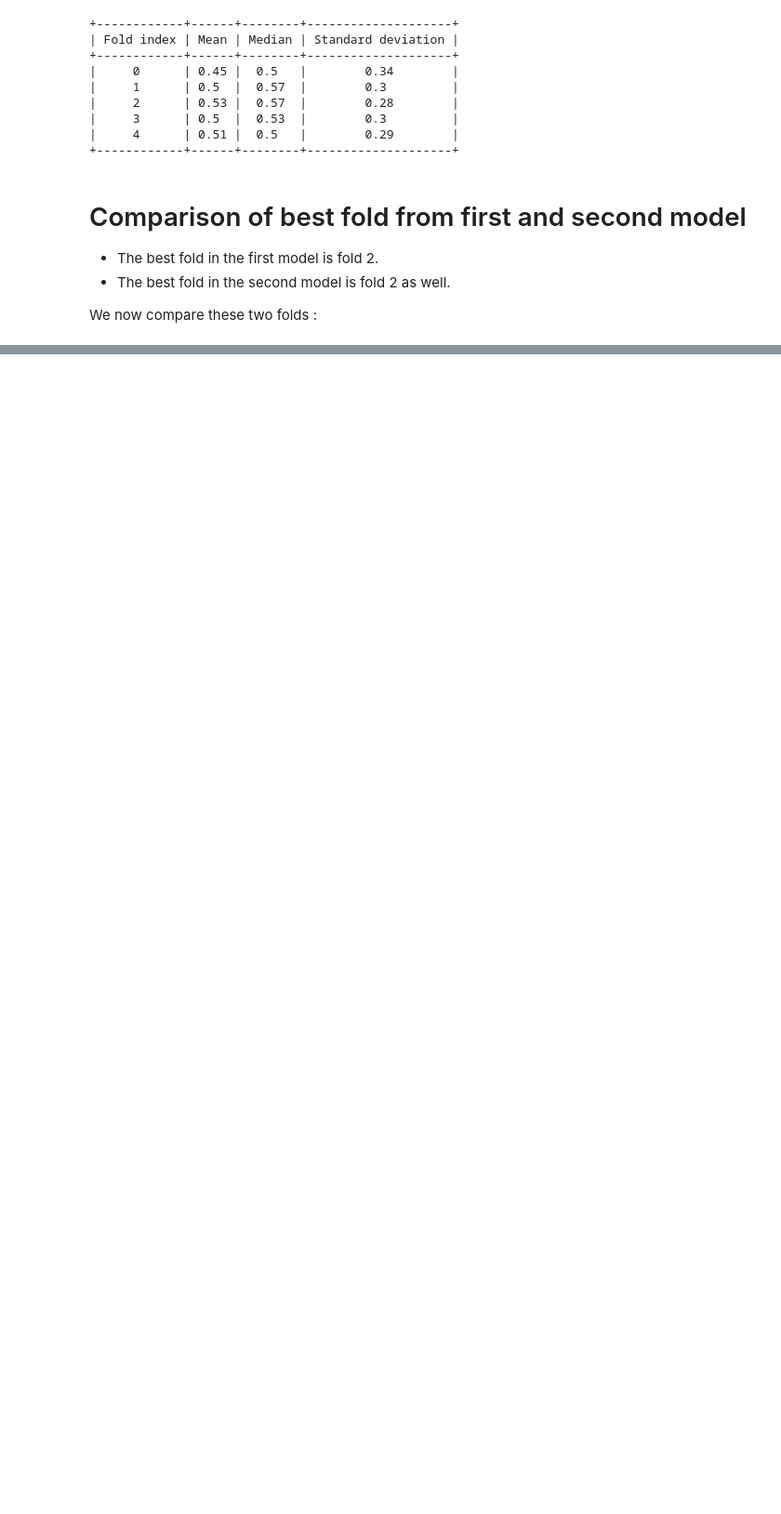
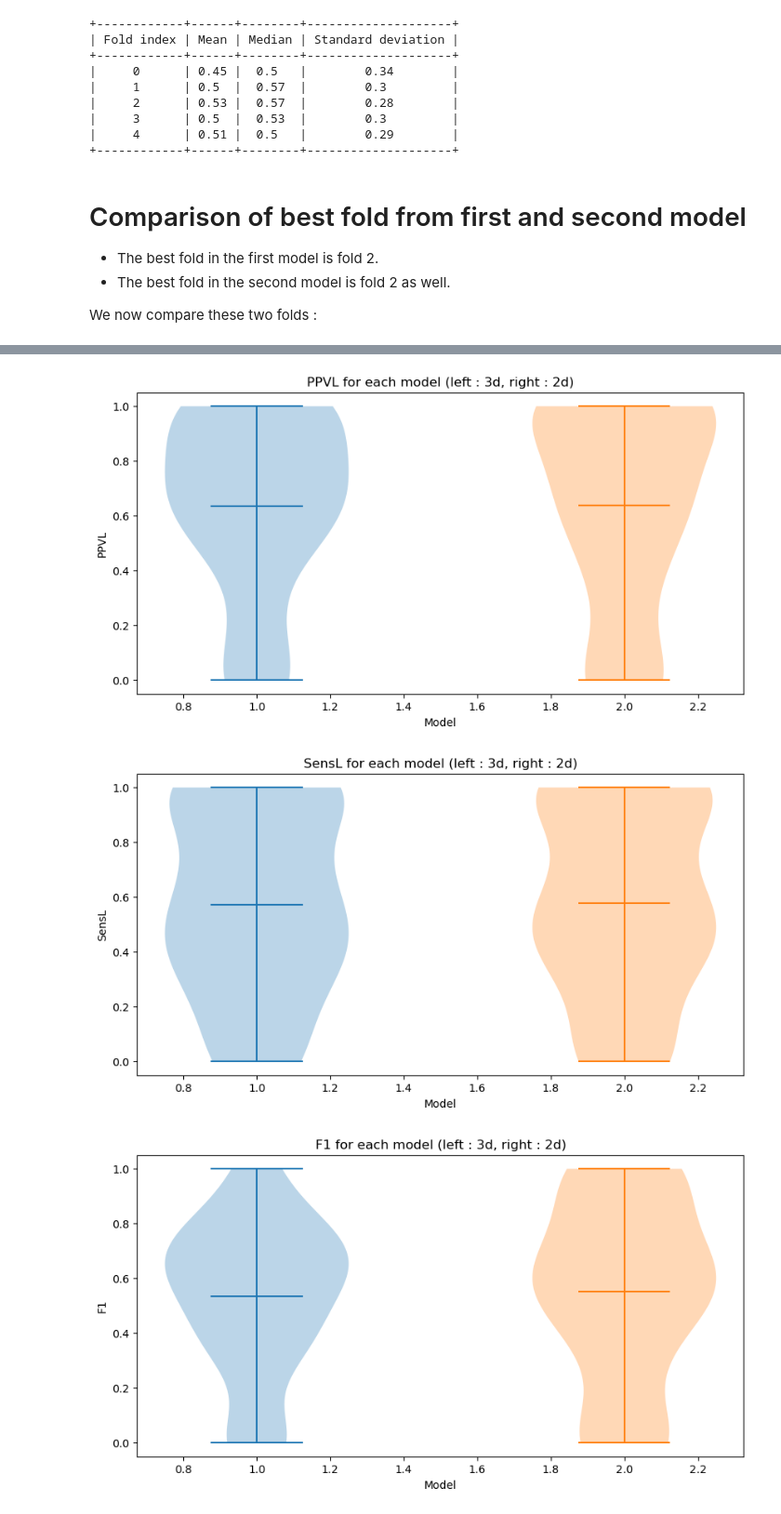
Before and after one commit to ivadomed/canproco, a Jupyter notebook: nnunet/nnUNet_inference_analysis.ipynb, the cells around one changed output, grey strips where cells are left out. Shown at 93% size. Drawn from its saved outputs; the diff is of its cells as text; code cells hidden in the pictures; blank space fills up the shorter version.

Commit message:
updated with performances of 2d models

```diff
--- a/nnunet/nnUNet_inference_analysis.ipynb
+++ b/nnunet/nnUNet_inference_analysis.ipynb
@@ -543,0 +717,39 @@ print(table)
+# %%
+# we look at PPVL, SsnsL and F1 for model 1 fold 2 and model 2 fold 2.
+#we plot the violin plots on top of each other
+plt.figure(figsize=(10, 5))
+plt.violinplot(PPVL_mul[2], showmeans=True, positions=[1])
+plt.violinplot(PPVL_2d_mul[2], showmeans=True, positions=[2])
+
+plt.xlabel('Model')
+plt.ylabel('PPVL')
+plt.title('PPVL for each model (left : 3d, right : 2d)')
+plt.show()
+
+plt.figure(figsize=(10, 5))
+plt.violinplot(SensL_mul[2], showmeans=True, positions=[1])
+plt.violinplot(SensL_2d_mul[2], showmeans=True, positions=[2])
+plt.xlabel('Model')
+plt.ylabel('SensL')
+plt.title('SensL for each model (left : 3d, right : 2d)')
+plt.show()
+
+plt.figure(figsize=(10, 5))
+plt.violinplot(F1_mul[2], showmeans=True, positions=[1])
+plt.violinplot(F1_2d_mul[2], showmeans=True, positions=[2])
+plt.xlabel('Model')
+plt.ylabel('F1')
+plt.title('F1 for each model (left : 3d, right : 2d)')
+plt.show()
+
+#we sum up everthing in a table
+table = PrettyTable()
+table.field_names = ['Metric mean', 'Model 3d fold 2', 'Model 2d fold 2']
+table.add_row(['PPVL', round(PPVL_mul[2].mean(),2), round(PPVL_2d_mul[2].mean(),2)])
+table.add_row(['SensL', round(SensL_mul[2].mean(),2), round(SensL_2d_mul[2].mean(),2)])
+table.add_row(['F1', round(F1_mul[2].mean(),2), round(F1_2d_mul[2].mean(),2)])
+print(table)
+# %% [output]
+[figure, added]
+[figure, added]
+[figure, added]
```
Also changed, not shown: parts of 9 cells of this notebook.
